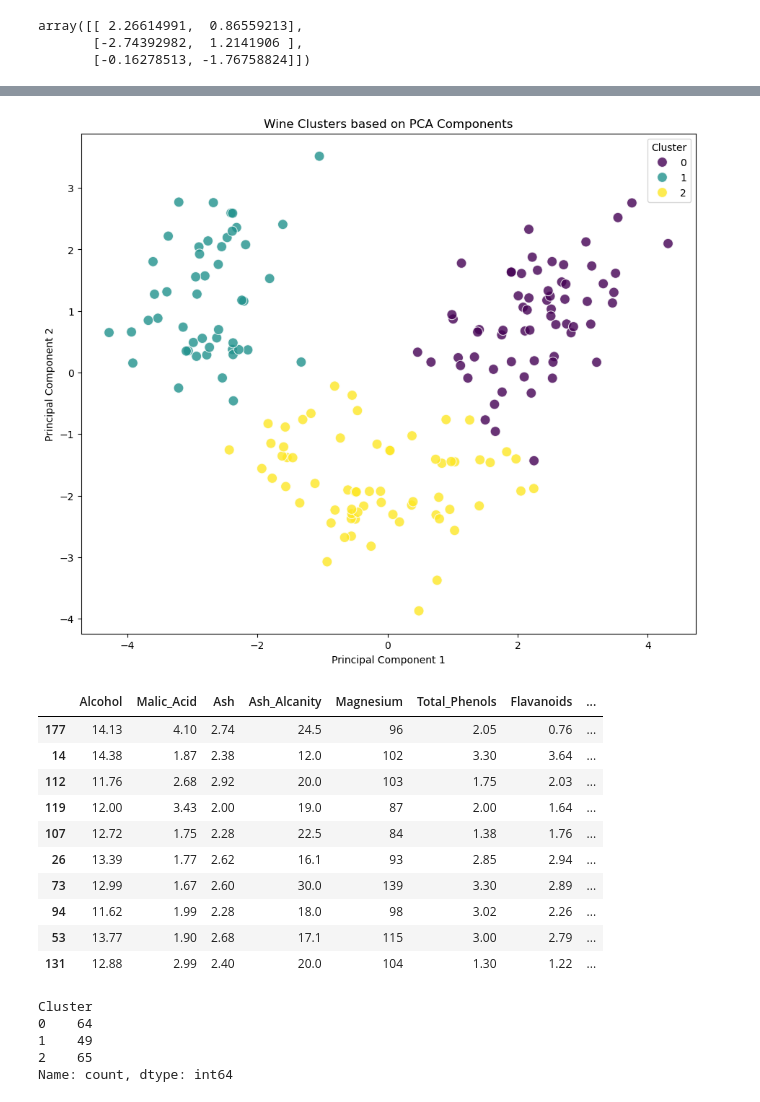
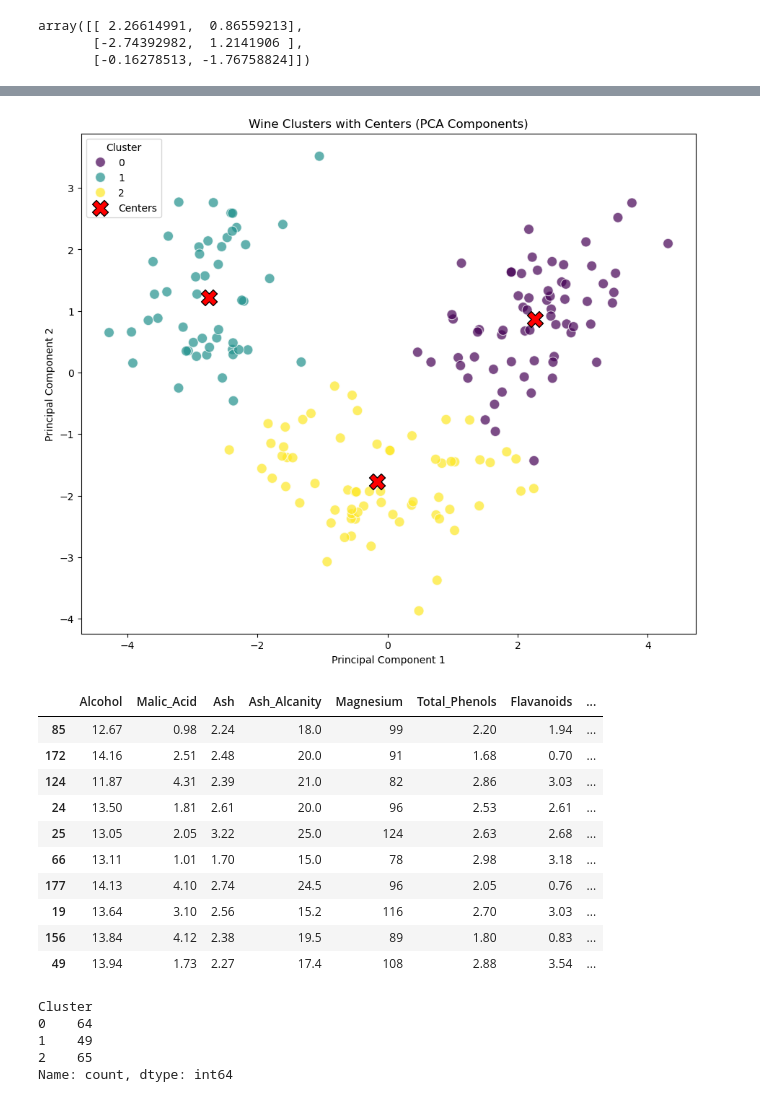
Before and after one commit to eduardo-oliveira-dev/wine-clustering-analysis, a Jupyter notebook: wine_clustering.ipynb, the cells around one changed output, grey strips where cells are left out. Cells and saved outputs as stored; diff of their text form; code cells hidden in the pictures.

```diff
--- a/wine_clustering.ipynb
+++ b/wine_clustering.ipynb
@@ -222,4 +222,4 @@ plt.show()
 # %%
 # Apply K-Means with the optimal number of clusters
 kmeans = KMeans(n_clusters=3, random_state=42, n_init=10)
-cluster_labels = kmeans.fit_predict(wine_pca)
+cluster_labels_pca = kmeans.fit_predict(wine_pca)
@@ -253,39 +251,46 @@ import plotly.graph_objects as go
 # %%
 # Create a DataFrame for plotting
 df_pca = pd.DataFrame(data=wine_pca, columns=['PCA1', 'PCA2'])
-df_pca['Cluster'] = cluster_labels
+df_pca['Cluster'] = cluster_labels_pca
 
-# Plot the clusters using seaborn
+# Get the centers from the PCA-based model
+centers_pca = kmeans2.cluster_centers_
+
+# Plot the clusters
 plt.figure(figsize=(11, 9))
-sns.scatterplot(x='PCA1', y='PCA2', hue='Cluster', data=df_pca, palette='viridis', s=100, alpha=0.8)
-plt.title('Wine Clusters based on PCA Components')
+sns.scatterplot(x='PCA1', y='PCA2', hue='Cluster', data=df_pca, palette='viridis', s=100, alpha=0.7)
+
+# Plot the cluster centers on top
+plt.scatter(centers_pca[:, 0], centers_pca[:, 1], c='red', s=250, marker='X', label='Centers', edgecolor='black', )
+
+plt.title('Wine Clusters with Centers (PCA Components)')
 plt.xlabel('Principal Component 1')
 plt.ylabel('Principal Component 2')
 plt.legend(title='Cluster')
 plt.show()
 # %% [output]
-[figure, old version]
+[figure, new version]
 # %%
 # Create a copy of the original dataframe to avoid modifying it
 wine_data_clustered = wine_data.copy()
 
 # Add the cluster labels as a new column
-wine_data_clustered['Cluster'] = cluster_labels
+wine_data_clustered['Cluster'] = cluster_labels_pca
 
 # Display 10 random rows to see the new column
 wine_data_clustered.sample(10)
 # %% [output]
 |  | Alcohol | Malic_Acid | Ash | Ash_Alcanity | Magnesium | Total_Phenols | Flavanoids | ... |
+| 85 | 12.67 | 0.98 | 2.24 | 18.0 | 99 | 2.20 | 1.94 | ... |
+| 172 | 14.16 | 2.51 | 2.48 | 20.0 | 91 | 1.68 | 0.70 | ... |
+| 124 | 11.87 | 4.31 | 2.39 | 21.0 | 82 | 2.86 | 3.03 | ... |
+| 24 | 13.50 | 1.81 | 2.61 | 20.0 | 96 | 2.53 | 2.61 | ... |
+| 25 | 13.05 | 2.05 | 3.22 | 25.0 | 124 | 2.63 | 2.68 | ... |
+| 66 | 13.11 | 1.01 | 1.70 | 15.0 | 78 | 2.98 | 3.18 | ... |
 | 177 | 14.13 | 4.10 | 2.74 | 24.5 | 96 | 2.05 | 0.76 | ... |
-| 14 | 14.38 | 1.87 | 2.38 | 12.0 | 102 | 3.30 | 3.64 | ... |
-| 112 | 11.76 | 2.68 | 2.92 | 20.0 | 103 | 1.75 | 2.03 | ... |
-| 119 | 12.00 | 3.43 | 2.00 | 19.0 | 87 | 2.00 | 1.64 | ... |
-| 107 | 12.72 | 1.75 | 2.28 | 22.5 | 84 | 1.38 | 1.76 | ... |
-| 26 | 13.39 | 1.77 | 2.62 | 16.1 | 93 | 2.85 | 2.94 | ... |
-| 73 | 12.99 | 1.67 | 2.60 | 30.0 | 139 | 3.30 | 2.89 | ... |
-| 94 | 11.62 | 1.99 | 2.28 | 18.0 | 98 | 3.02 | 2.26 | ... |
-| 53 | 13.77 | 1.90 | 2.68 | 17.1 | 115 | 3.00 | 2.79 | ... |
-| 131 | 12.88 | 2.99 | 2.40 | 20.0 | 104 | 1.30 | 1.22 | ... |
+| 19 | 13.64 | 3.10 | 2.56 | 15.2 | 116 | 2.70 | 3.03 | ... |
+| 156 | 13.84 | 4.12 | 2.38 | 19.5 | 89 | 1.80 | 0.83 | ... |
+| 49 | 13.94 | 1.73 | 2.27 | 17.4 | 108 | 2.88 | 3.54 | ... |
 # %%
 # Show how many samples are in each cluster
 wine_data_clustered['Cluster'].value_counts().sort_index()
```
Also changed, not shown: parts of 14 cells of this notebook.
